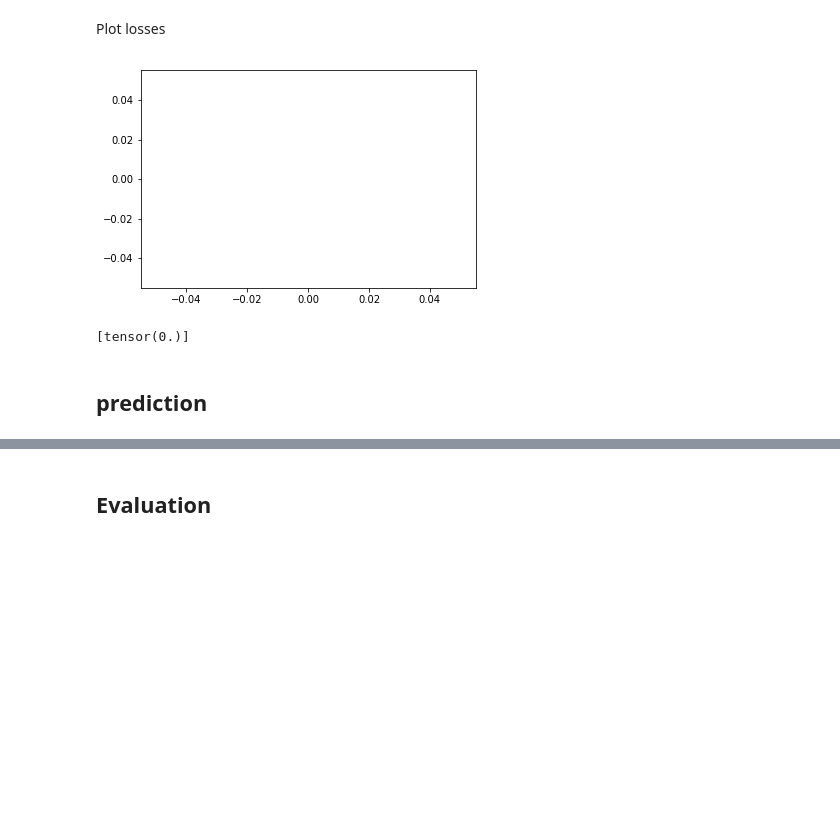
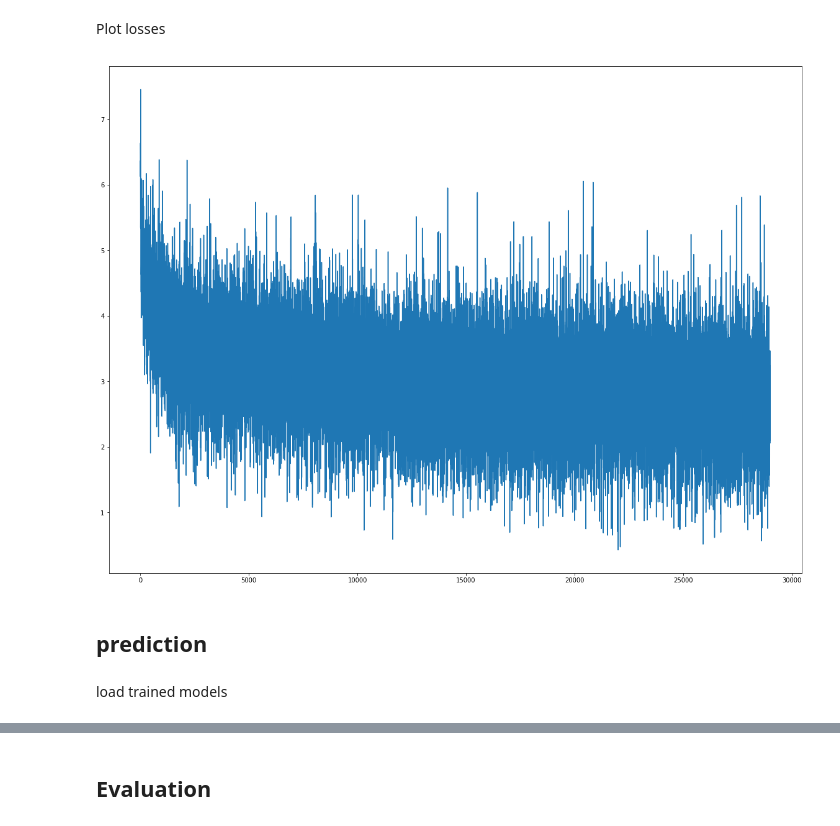
Before and after one commit to VSJMilewski/NLP2-Projects, a Jupyter notebook: Project2/NLP2_Project2.ipynb, the cells around one changed output, grey strips where cells are left out. Saved outputs shown, nothing was run; the diff lists cells and outputs as text; code cells hidden in the pictures; blank space fills up the shorter version.

```diff
--- a/Project2/NLP2_Project2.ipynb
+++ b/Project2/NLP2_Project2.ipynb
@@ -183,12 +182,11 @@ class Encoder(nn.Module):
 # https://pytorch.org/tutorials/intermediate/seq2seq_translation_tutorial.html
 
 class Decoder(nn.Module):
-    def __init__(self, target_vocab_size, embeddings_dim, max_output_sentence_length, dropout_p=0.1): # embeddings is hidden, vocab size is output size
+    def __init__(self, target_vocab_size, embeddings_dim, dropout_p=0.1): # embeddings is hidden, vocab size is output size
         super().__init__()
 
         self.embedding_dim = embedding_dims
         self.dropout_p = dropout_p
-#         self.max_length = max_output_sentence_length
 
         self.target_embeddings = nn.Embedding(target_vocab_size, embeddings_dim)
         self.gru = nn.GRU(embeddings_dim*2, embeddings_dim, batch_first=True) # gru is an LSTM, and has 2 outputs
@@ -219,7 +217,7 @@ class Decoder(nn.Module):
         gru_output, hidden = self.gru(input, hidden_batch.view(1, batch_size, self.embedding_dim))
 
         output = self.out(gru_output)
-        output = F.log_softmax(output, dim=1)
+        output = F.log_softmax(output, dim=2)
 
         return output, hidden
 # %% [markdown]
@@ -245,8 +243,8 @@ target_test_file = 'data/test/test_2017_flickr_tokenized_lowercased_bpe.en'
 #### Network Parameters
 # %%
 learning_rate = 1e-3
-iterations = 1
-batch_size = 16
+max_epochs = 1
+batch_size = 1
 
 source_vocab_size = 30000
 target_vocab_size = 30000
@@ -285,11 +283,10 @@ target_processor = DataProcessor(target_train_file, target_vocab_size)
 ## setup the Network
 # %%
 encoder = Encoder(source_processor.vocab_size,
-                  source_processor.max_sentence_length,
+                  source_processor.max_sentence_length + 1,
                   embeddings_dim=embedding_dims)
 decoder = Decoder(target_processor.vocab_size,
-                  embeddings_dim=embedding_dims,
-                  max_output_sentence_length=target_processor.max_sentence_length)
+                  embeddings_dim=embedding_dims)
 
 opt_encoder = Adam(encoder.parameters(), lr=learning_rate)
 opt_decoder = Adam(decoder.parameters(), lr=learning_rate)
@@ -296,12 +300,14 @@ opt_decoder = Adam(decoder.parameters(), lr=learning_rate)
 # %% [markdown]
 ## training
 # %%
+losses = []
 gen = batch_generator(source_processor, target_processor, batch_size)
-losses = []
+sentences_in_data = len(source_processor.sentences)
+iterations = int(np.ceil(sentences_in_data/batch_size)*max_epochs)
 
-for it in range(iterations):
+for it in tnrange(iterations):
     output = 0
-    loss = nn.NLLLoss(ignore_index=target_processor.w2i[PAD])
+    loss = nn.NLLLoss()
 
     opt_encoder.zero_grad()
     opt_decoder.zero_grad()
@@ -314,22 +320,26 @@ for it in range(iterations):
     # Decode
     hidden_state_batch = mean_emb
 
-#     for w_idx in range(target_processor.max_sentence_length):
-    for w_idx in range(max(sentence_lengths_target)):
+    for w_idx in range(max(sentence_lengths_target)-1):
         prediction, hidden_state_batch = decoder(
             words_batch_target[:,w_idx].view(-1,1),
             hidden_state_batch,
             all_embs)
 
-        output += loss(prediction.view(batch_size, target_processor.vocab_size),
-                       words_batch_target[:,w_idx])
+        output += loss(prediction.view(batch_size,target_processor.vocab_size),
+                       words_batch_target[:,w_idx+1])
 
-    losses.append(output) # the loss is the average of losses, so divide over number of words in each sentence
+    output = output / sentence_lengths_target[0]  # the loss is the average of losses, so divide over number of words in each sentence
 
+    losses.append(output)
     output.backward()
 
     opt_encoder.step()
     opt_decoder.step()
 
+# Dump trained models
+timestamp = datetime.now()
+torch.save(encoder.state_dict(), 'encoder_it_{}_t_{:%m_%d_%H_%M}'.format(it, timestamp))
+torch.save(decoder.state_dict(), 'decoder_it_{}_t_{:%m_%d_%H_%M}'.format(it, timestamp))
 
-# TODO: Should we run until convergence on validation set? probably, if there is time
+# TODO: Should we run until BLEU convergence on validation set? probably, if there is time
@@ -336,11 +348,10 @@ for it in range(iterations):
 # %% [markdown]
 Plot losses
 # %%
+plt.figure(figsize=(20,15))
 plt.plot(losses)
 plt.show()
-losses
 # %% [output]
-[figure, old version]
+[figure, new version]
-[tensor(0.)]
 # %% [markdown]
 ## prediction
@@ -349,0 +358,2 @@ target_processor_test = DataProcessor(target_test_file, target_vocab_size) # TOD
+# %% [markdown]
+load trained models
```
Also changed, not shown: parts of 15 cells of this notebook.
